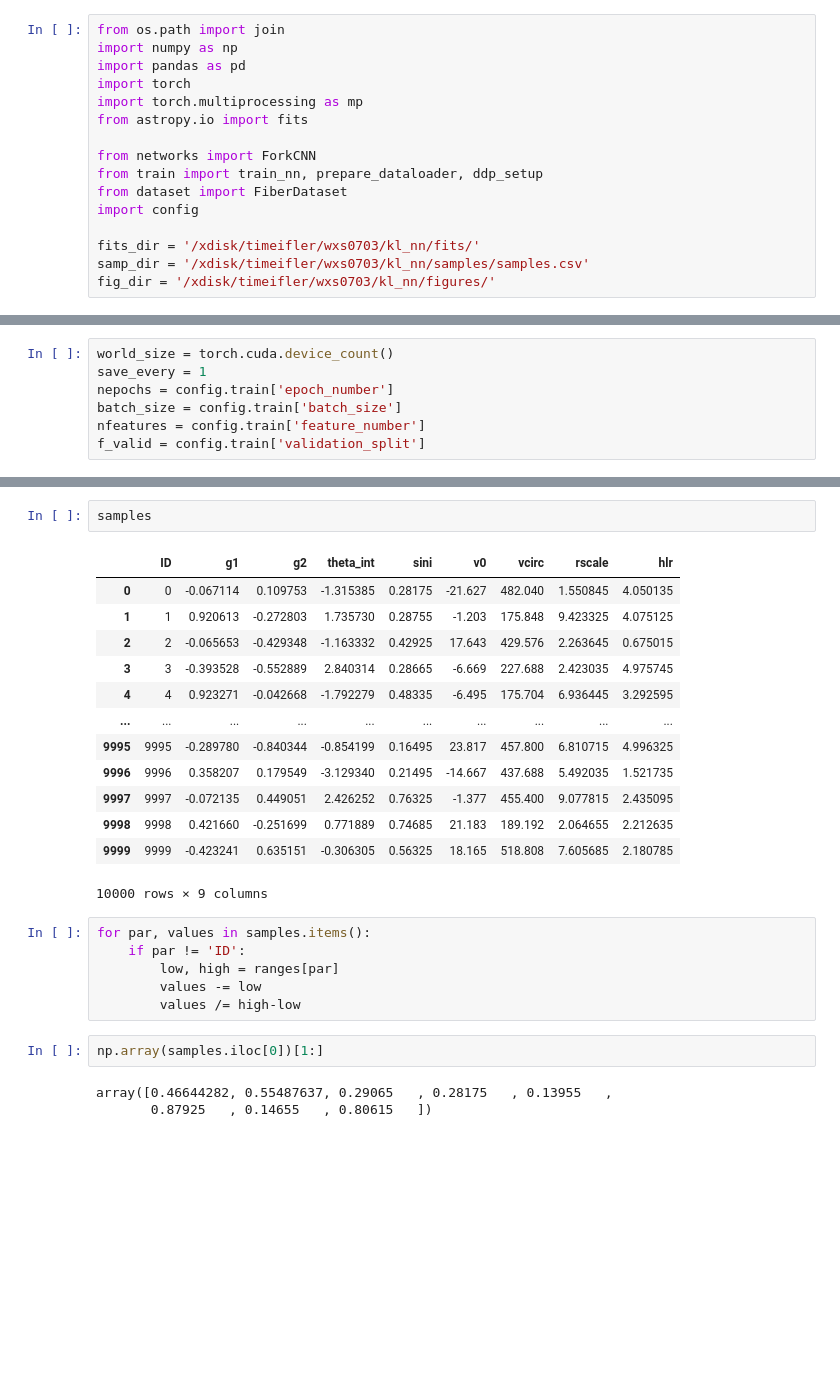
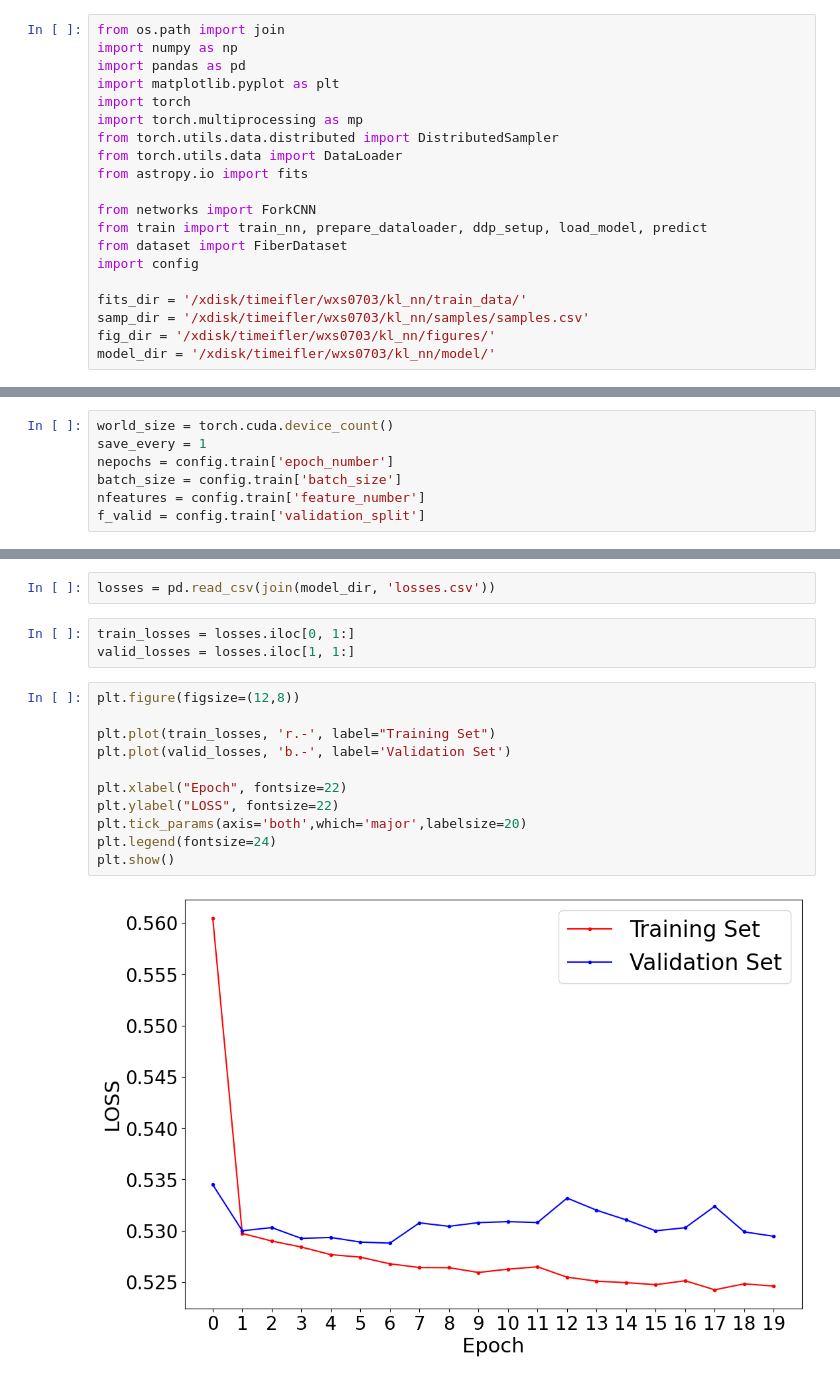
Before and after one commit to KinematicLensing/kl-nn, a Jupyter notebook: cnn/modules/test_model.ipynb, the cells around one changed output, grey strips where cells are left out. Cells and saved outputs as stored; diff of their text form; blank space fills up the shorter version.

Commit message:
Tested first prototype model

```diff
--- a/cnn/modules/test_model.ipynb
+++ b/cnn/modules/test_model.ipynb
@@ -2,15 +2,19 @@
 from os.path import join
 import numpy as np
 import pandas as pd
+import matplotlib.pyplot as plt
 import torch
 import torch.multiprocessing as mp
+from torch.utils.data.distributed import DistributedSampler
+from torch.utils.data import DataLoader
 from astropy.io import fits
 
 from networks import ForkCNN
-from train import train_nn, prepare_dataloader, ddp_setup
+from train import train_nn, prepare_dataloader, ddp_setup, load_model, predict
 from dataset import FiberDataset
 import config
 
-fits_dir = '/xdisk/timeifler/wxs0703/kl_nn/fits/'
+fits_dir = '/xdisk/timeifler/wxs0703/kl_nn/train_data/'
 samp_dir = '/xdisk/timeifler/wxs0703/kl_nn/samples/samples.csv'
 fig_dir = '/xdisk/timeifler/wxs0703/kl_nn/figures/'
+model_dir = '/xdisk/timeifler/wxs0703/kl_nn/model/'
@@ -44,27 +50,18 @@ print(ranges)
-# %%
-samples
-# %% [output]
-|  | ID | g1 | g2 | theta_int | sini | v0 | vcirc | rscale | hlr |
-| 0 | 0 | -0.067114 | 0.109753 | -1.315385 | 0.28175 | -21.627 | 482.040 | 1.550845 | 4.050135 |
-| 1 | 1 | 0.920613 | -0.272803 | 1.735730 | 0.28755 | -1.203 | 175.848 | 9.423325 | 4.075125 |
-| 2 | 2 | -0.065653 | -0.429348 | -1.163332 | 0.42925 | 17.643 | 429.576 | 2.263645 | 0.675015 |
-| 3 | 3 | -0.393528 | -0.552889 | 2.840314 | 0.28665 | -6.669 | 227.688 | 2.423035 | 4.975745 |
-| 4 | 4 | 0.923271 | -0.042668 | -1.792279 | 0.48335 | -6.495 | 175.704 | 6.936445 | 3.292595 |
-| ... | ... | ... | ... | ... | ... | ... | ... | ... | ... |
-| 9995 | 9995 | -0.289780 | -0.840344 | -0.854199 | 0.16495 | 23.817 | 457.800 | 6.810715 | 4.996325 |
-| 9996 | 9996 | 0.358207 | 0.179549 | -3.129340 | 0.21495 | -14.667 | 437.688 | 5.492035 | 1.521735 |
-| 9997 | 9997 | -0.072135 | 0.449051 | 2.426252 | 0.76325 | -1.377 | 455.400 | 9.077815 | 2.435095 |
-| 9998 | 9998 | 0.421660 | -0.251699 | 0.771889 | 0.74685 | 21.183 | 189.192 | 2.064655 | 2.212635 |
-| 9999 | 9999 | -0.423241 | 0.635151 | -0.306305 | 0.56325 | 18.165 | 518.808 | 7.605685 | 2.180785 |
-10000 rows × 9 columns
-# %%
-for par, values in samples.items():
-    if par != 'ID':
-        low, high = ranges[par]
-        values -= low
-        values /= high-low
-# %%
-np.array(samples.iloc[0])[1:]
-# %% [output]
-array([0.46644282, 0.55487637, 0.29065   , 0.28175   , 0.13955   ,
-       0.87925   , 0.14655   , 0.80615   ])
+# %%
+losses = pd.read_csv(join(model_dir, 'losses.csv'))
+# %%
+train_losses = losses.iloc[0, 1:]
+valid_losses = losses.iloc[1, 1:]
+# %%
+plt.figure(figsize=(12,8))
+
+plt.plot(train_losses, 'r.-', label="Training Set")
+plt.plot(valid_losses, 'b.-', label='Validation Set')
+
+plt.xlabel("Epoch", fontsize=22)
+plt.ylabel("LOSS", fontsize=22)
+plt.tick_params(axis='both',which='major',labelsize=20)
+plt.legend(fontsize=24)
+plt.show()
+# %% [output]
+[figure, added]
```
Also changed, not shown: parts of 9 cells of this notebook, 10 other files.
